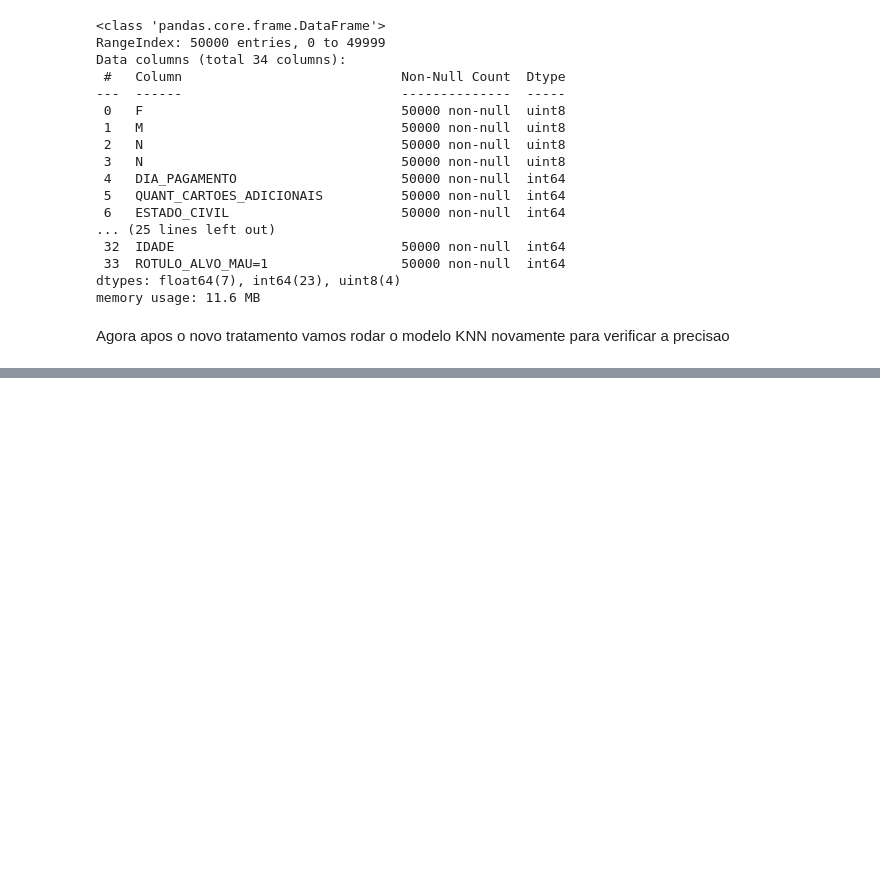
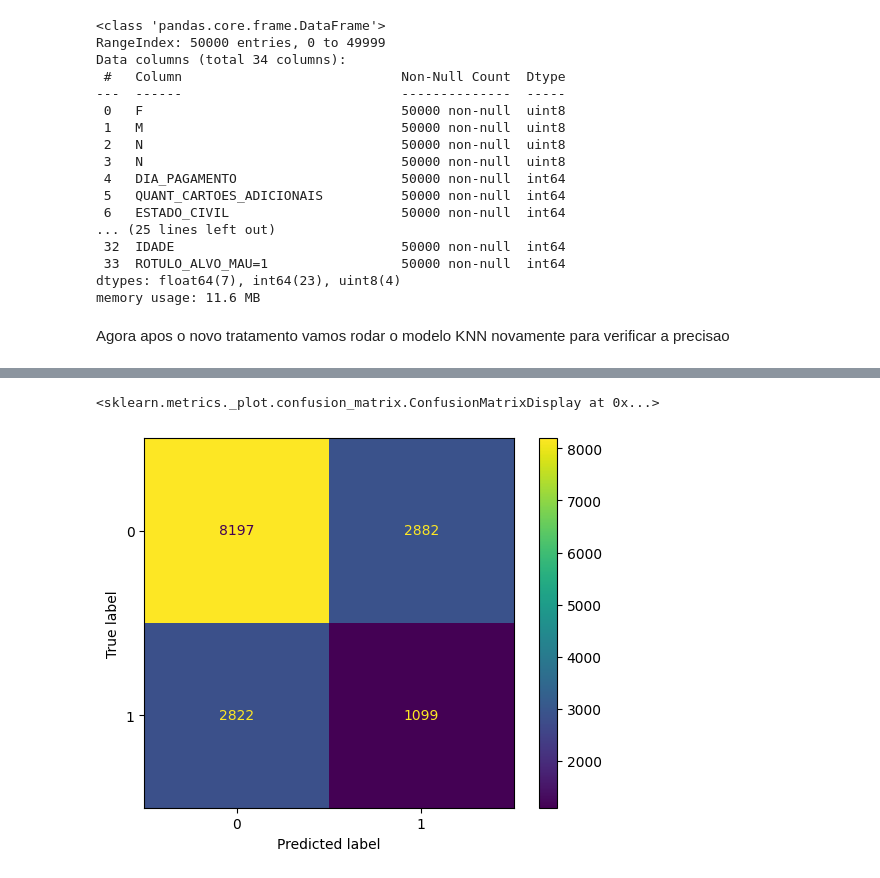
Before and after one commit to RodrigodeFeo/8DTS, a Jupyter notebook: FE_Trabalho_Integrado_RM351578.ipynb, the cells around one changed output, grey strips where cells are left out. Drawn from its saved outputs; the diff is of its cells as text; code cells hidden in the pictures; blank space fills up the shorter version.

```diff
--- a/FE_Trabalho_Integrado_RM351578.ipynb
+++ b/FE_Trabalho_Integrado_RM351578.ipynb
@@ -812,0 +859,9 @@ y = df_clientes_rev_dmy.iloc[:, -1]
+# %%
+#Agora vamos dividir em treino e teste (teste com 30%)
+X_train,X_teste,y_train,y_test = train_test_split(X,y,test_size = .3, random_state = 25)
+# %%
+#Vamos criar o modelo knn
+Classif_KNN = KNeighborsClassifier(n_neighbors=1)
+# %%
+#Vamos treinar novamente o modelo
+Classif_KNN.fit(X_train, y_train)
@@ -812,0 +870,3 @@ y = df_clientes_rev_dmy.iloc[:, -1]
+# %%
+#Agora predizer novamente com nossos dados de teste
+y_pred = Classif_KNN.predict(X_teste)
@@ -812,0 +908,7 @@ y = df_clientes_rev_dmy.iloc[:, -1]
+# %%
+cm = confusion_matrix(y_test, y_pred)
+disp = ConfusionMatrixDisplay(cm)
+disp.plot()
+# %% [output]
+<sklearn.metrics._plot.confusion_matrix.ConfusionMatrixDisplay at 0x...>
+[figure, added]
```
Also changed, not shown: parts of 45 cells of this notebook.
